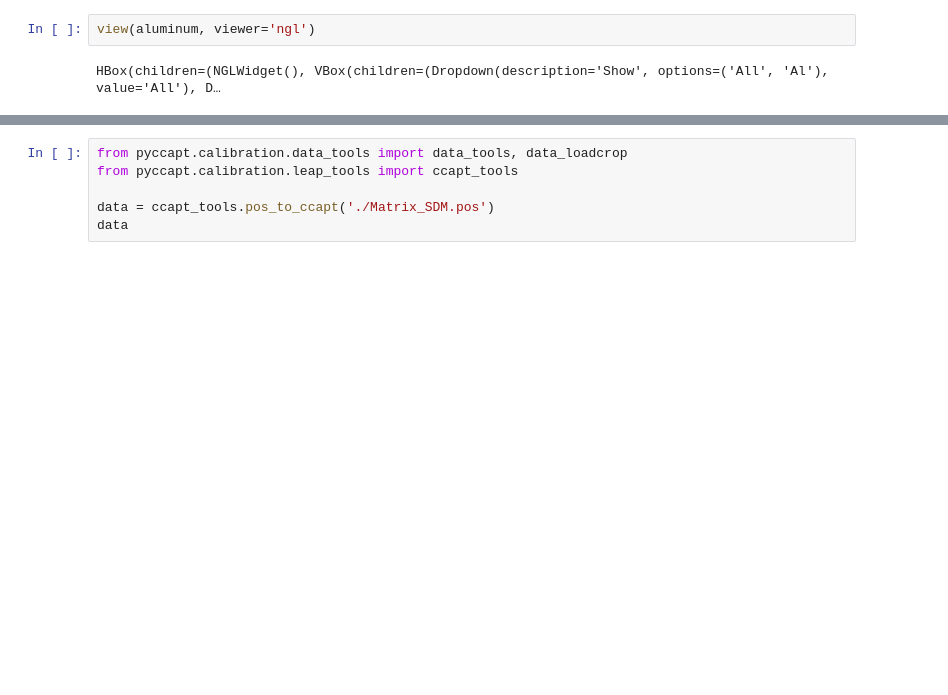
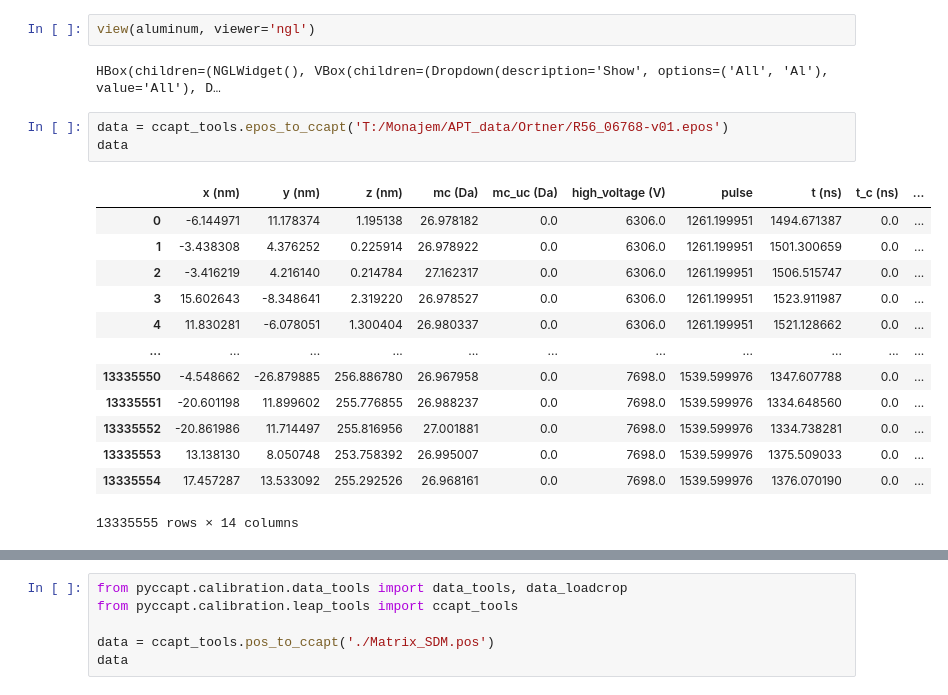
Before and after one commit to mmonajem/pyoxcart, a Jupyter notebook: pyccapt/calibration/tutorials/jupyter_files/sdm_tdf_fft.ipynb, the cells around one changed output, grey strips where cells are left out. Saved outputs shown, nothing was run; the diff lists cells and outputs as text; blank space fills up the shorter version.

```diff
--- a/pyccapt/calibration/tutorials/jupyter_files/sdm_tdf_fft.ipynb
+++ b/pyccapt/calibration/tutorials/jupyter_files/sdm_tdf_fft.ipynb
@@ -465,3 +468,20 @@ z = positions[:, 2]
 view(aluminum, viewer='ngl')
 # %% [output]
 HBox(children=(NGLWidget(), VBox(children=(Dropdown(description='Show', options=('All', 'Al'), value='All'), D…
+# %%
+data = ccapt_tools.epos_to_ccapt('T:/Monajem/APT_data/Ortner/R56_06768-v01.epos')
+data
+# %% [output]
+|  | x (nm) | y (nm) | z (nm) | mc (Da) | mc_uc (Da) | high_voltage (V) | pulse | t (ns) | t_c (ns) | ... |
+| 0 | -6.144971 | 11.178374 | 1.195138 | 26.978182 | 0.0 | 6306.0 | 1261.199951 | 1494.671387 | 0.0 | ... |
+| 1 | -3.438308 | 4.376252 | 0.225914 | 26.978922 | 0.0 | 6306.0 | 1261.199951 | 1501.300659 | 0.0 | ... |
+| 2 | -3.416219 | 4.216140 | 0.214784 | 27.162317 | 0.0 | 6306.0 | 1261.199951 | 1506.515747 | 0.0 | ... |
+| 3 | 15.602643 | -8.348641 | 2.319220 | 26.978527 | 0.0 | 6306.0 | 1261.199951 | 1523.911987 | 0.0 | ... |
+| 4 | 11.830281 | -6.078051 | 1.300404 | 26.980337 | 0.0 | 6306.0 | 1261.199951 | 1521.128662 | 0.0 | ... |
+| ... | ... | ... | ... | ... | ... | ... | ... | ... | ... | ... |
+| 13335550 | -4.548662 | -26.879885 | 256.886780 | 26.967958 | 0.0 | 7698.0 | 1539.599976 | 1347.607788 | 0.0 | ... |
+| 13335551 | -20.601198 | 11.899602 | 255.776855 | 26.988237 | 0.0 | 7698.0 | 1539.599976 | 1334.648560 | 0.0 | ... |
+| 13335552 | -20.861986 | 11.714497 | 255.816956 | 27.001881 | 0.0 | 7698.0 | 1539.599976 | 1334.738281 | 0.0 | ... |
+| 13335553 | 13.138130 | 8.050748 | 253.758392 | 26.995007 | 0.0 | 7698.0 | 1539.599976 | 1375.509033 | 0.0 | ... |
+| 13335554 | 17.457287 | 13.533092 | 255.292526 | 26.968161 | 0.0 | 7698.0 | 1539.599976 | 1376.070190 | 0.0 | ... |
+13335555 rows × 14 columns
```
Also changed, not shown: parts of 7 cells of this notebook, 2 other files.
